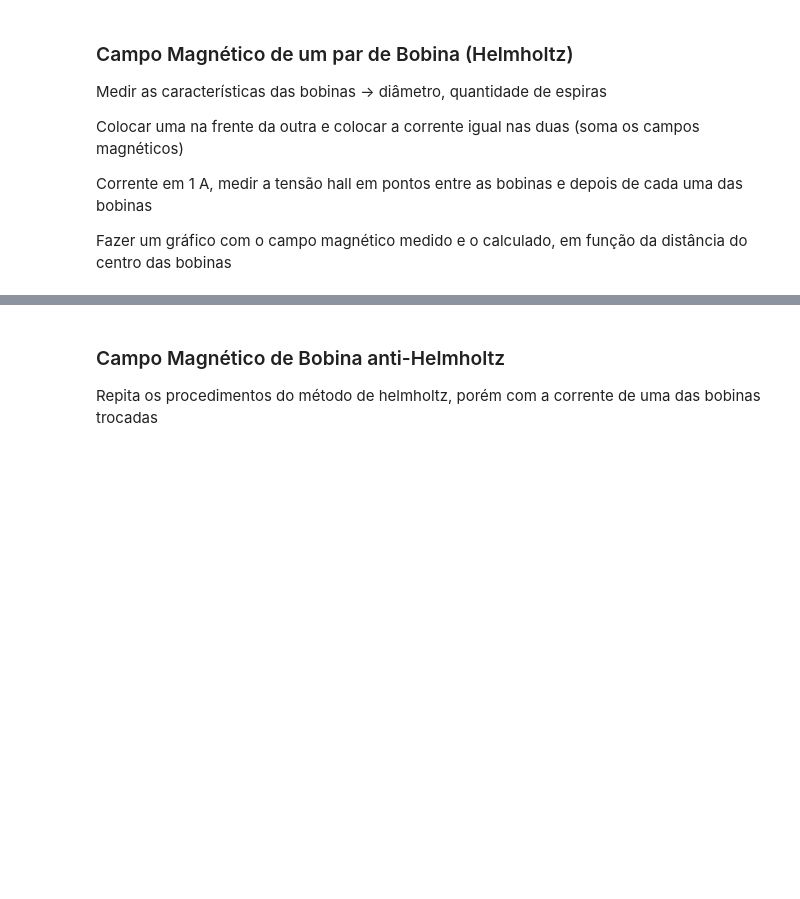
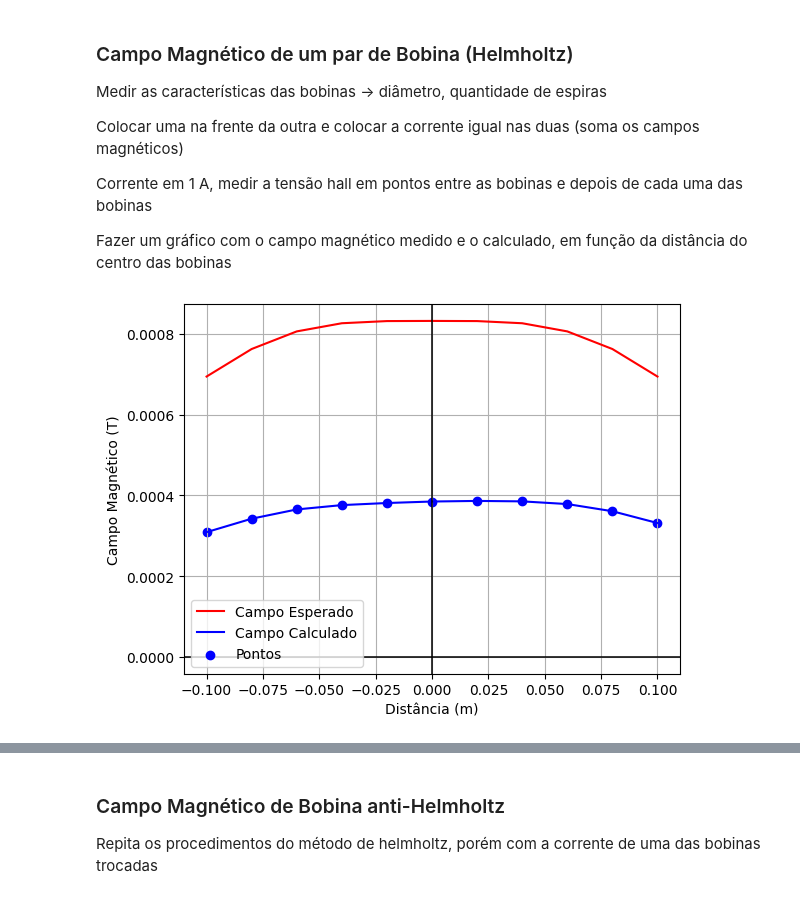
Before and after one commit to Pedropudin/LabFisica-3, a Jupyter notebook: Relatorio4/Magnetostatica/sondaHall.ipynb, the cells around one changed output, grey strips where cells are left out. Cells and saved outputs as stored; diff of their text form; code cells hidden in the pictures; blank space fills up the shorter version.

```diff
--- a/Relatorio4/Magnetostatica/sondaHall.ipynb
+++ b/Relatorio4/Magnetostatica/sondaHall.ipynb
@@ -236,3 +272,29 @@ Colocar uma na frente da outra e colocar a corrente igual nas duas (soma os camp
 Corrente em 1 A, medir a tensão hall em pontos entre as bobinas e depois de cada uma das bobinas
 
 Fazer um gráfico com o campo magnético medido e o calculado, em função da distância do centro das bobinas
+# %%
+#Dados
+raio = 14.05*1e-2
+corrente = 1
+tensaoFundo = 0.004
+
+data = get_dados('DataJ/helJ.csv',factorx=1e-2,factory=1e-3,fundoy=tensaoFundo)
+dist = np.array(sorted(data))
+tensao = np.array([data[i] for i in dist])
+# %%
+campoEsperado = np.array([campoHelmholtz(z,corrente,permeabilidadeAr,raio) for z in dist])*130
+campoCalculado = np.array([v*0.0037 for v in tensao])
+
+plt.plot(dist,campoEsperado,label='Campo Esperado',color='red')
+plt.plot(dist,campoCalculado,label="Campo Calculado",color='blue')
+plt.scatter(dist,campoCalculado,label='Pontos',color='blue')
+plt.grid(True)
+plt.legend()
+plt.xlabel('Distância (m)');plt.ylabel('Campo Magnético (T)')
+ax = plt.gca()
+ax.axhline(0, color='black', linewidth=1.1)  # y = 0
+ax.axvline(0, color='black', linewidth=1.1)  # x = 0
+#plt.savefig('helJ.png')
+plt.show()
+# %% [output]
+[figure, added]
```
Also changed, not shown: parts of 12 cells of this notebook, 9 other files.
